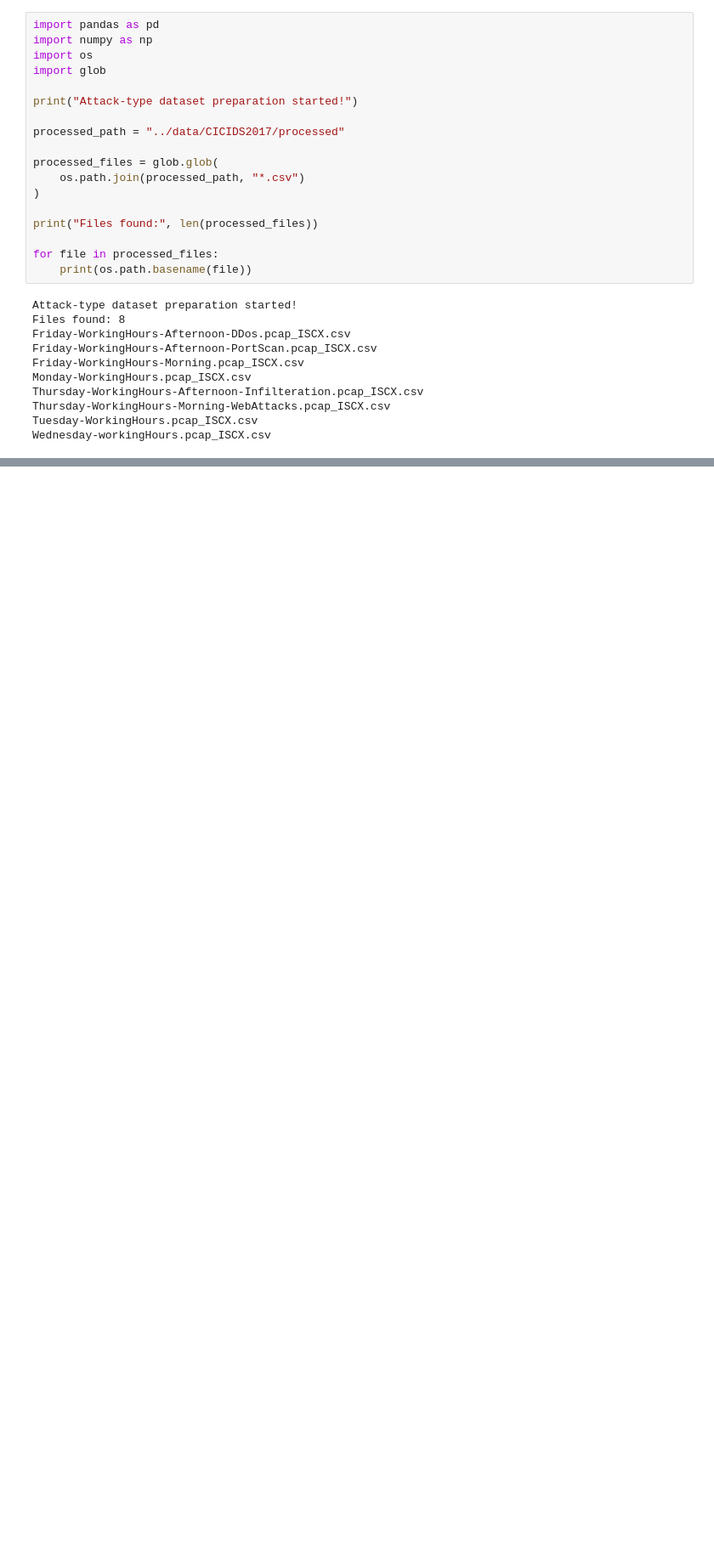
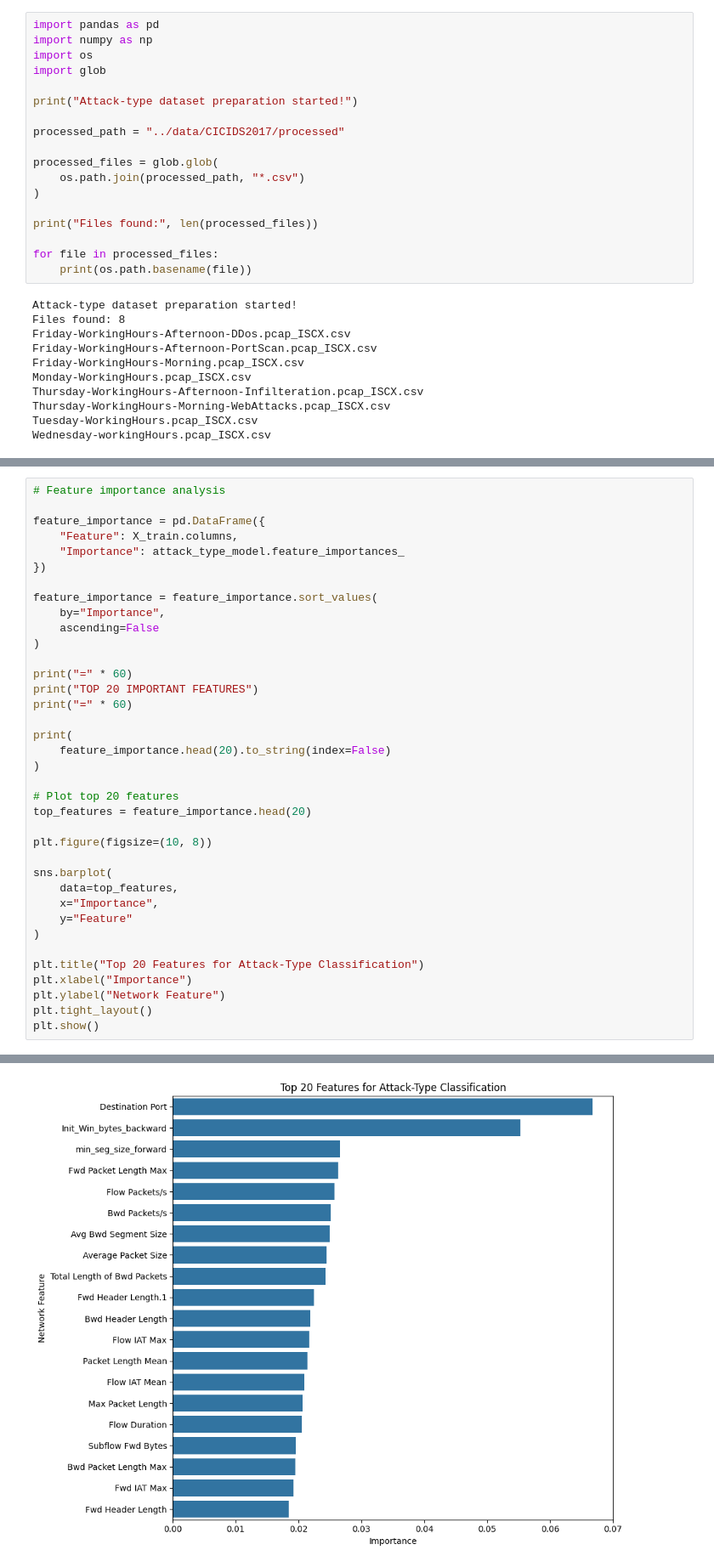
Before and after one commit to springboardmentor442n-coder/Network-Anomaly-Detection-and-Predictive-Intrusion-Monitoring-Platform, a Jupyter notebook: ml/notebooks/13_attack_type_dataset.ipynb, the cells around one changed output, grey strips where cells are left out. Shown at 85% size. Drawn from its saved outputs; the diff is of its cells as text; blank space fills up the shorter version.

```diff
--- a/ml/notebooks/13_attack_type_dataset.ipynb
+++ b/ml/notebooks/13_attack_type_dataset.ipynb
@@ -64,0 +727,38 @@ NameError: name 'processed_files' is not defined
+# %%
+# Feature importance analysis
+
+feature_importance = pd.DataFrame({
+    "Feature": X_train.columns,
+    "Importance": attack_type_model.feature_importances_
+})
+
+feature_importance = feature_importance.sort_values(
+    by="Importance",
+    ascending=False
+)
+
+print("=" * 60)
+print("TOP 20 IMPORTANT FEATURES")
+print("=" * 60)
+
+print(
+    feature_importance.head(20).to_string(index=False)
+)
+
+# Plot top 20 features
+top_features = feature_importance.head(20)
+
+plt.figure(figsize=(10, 8))
+
+sns.barplot(
+    data=top_features,
+    x="Importance",
+    y="Feature"
+)
+
+plt.title("Top 20 Features for Attack-Type Classification")
+plt.xlabel("Importance")
+plt.ylabel("Network Feature")
+plt.tight_layout()
+plt.show()
+# %% [output]
@@ -64,0 +782 @@ NameError: name 'processed_files' is not defined
+[figure, added]
```
Also changed, not shown: parts of 16 cells of this notebook.
